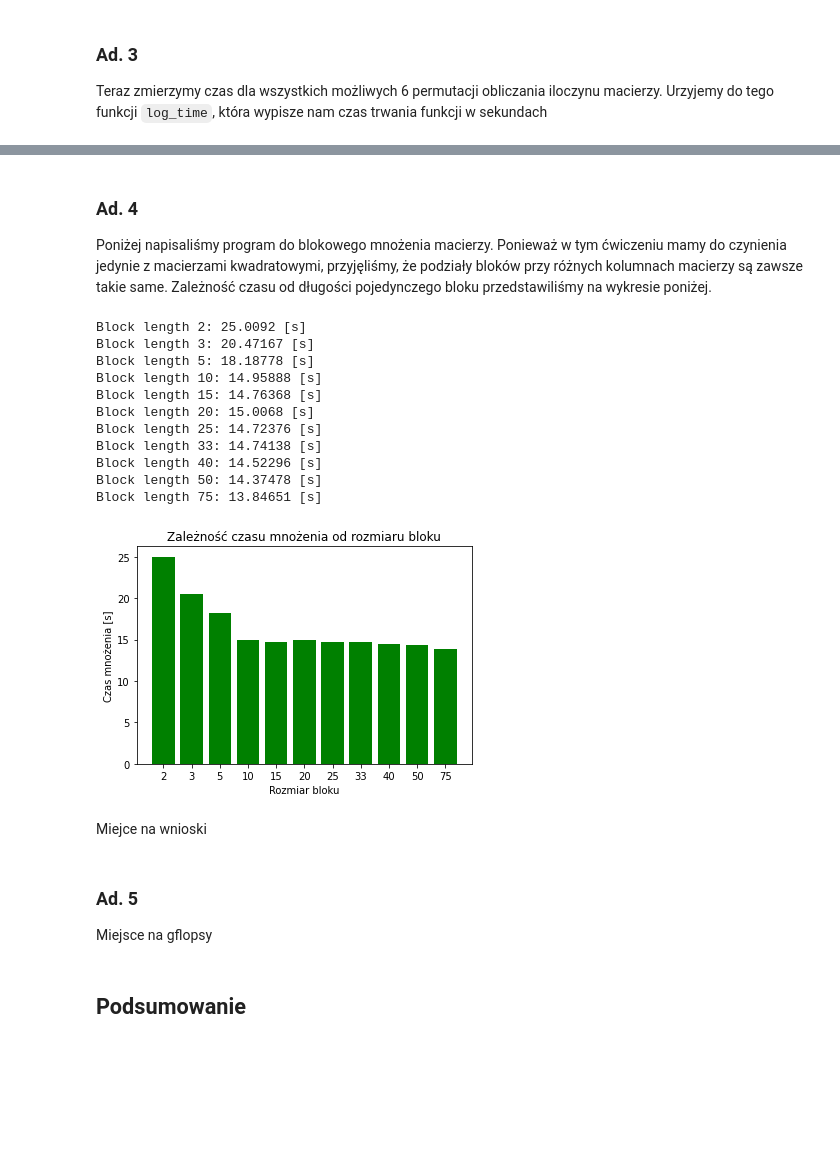
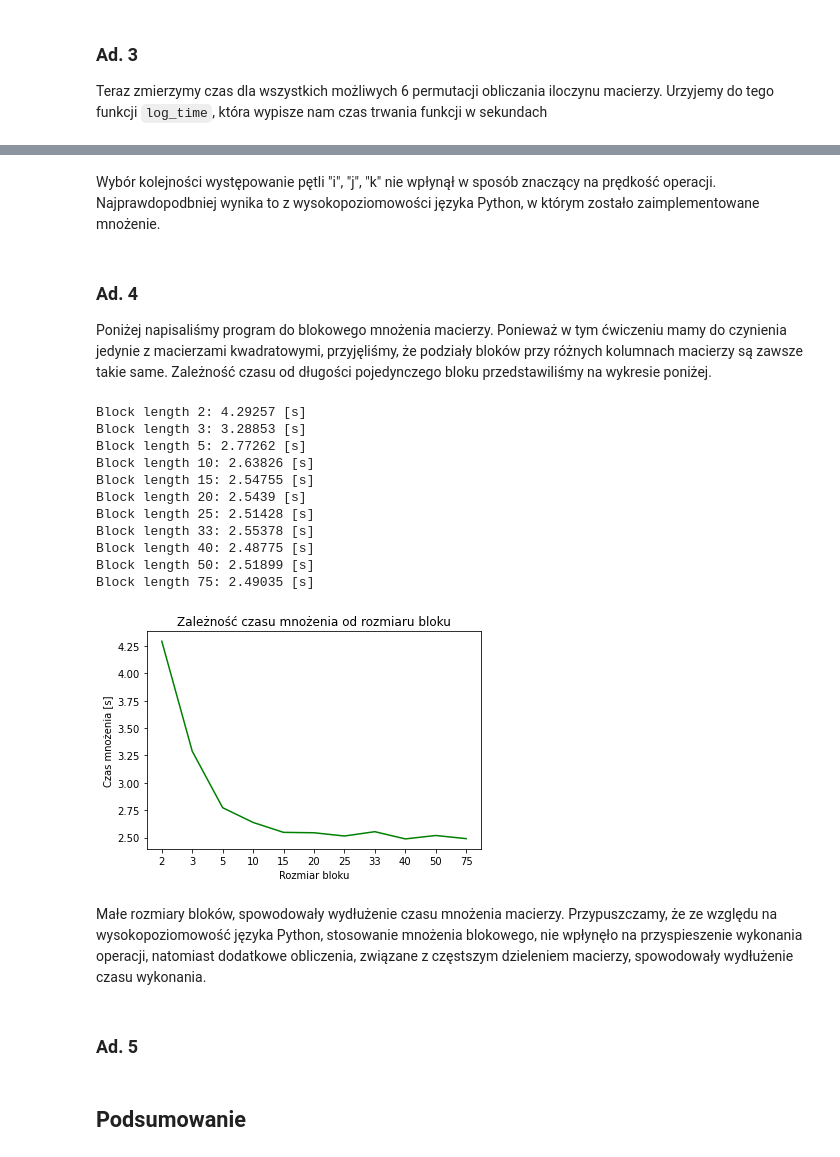
Before and after one commit to pkrucz00/alg_macierz, a Jupyter notebook: zadanie1/Zadanie1.ipynb, the cells around one changed output, grey strips where cells are left out. Cells and saved outputs as stored; diff of their text form; code cells hidden in the pictures; blank space fills up the shorter version.

```diff
--- a/zadanie1/Zadanie1.ipynb
+++ b/zadanie1/Zadanie1.ipynb
@@ -44,8 +44,8 @@ def scale_matrix(a, n):
 
     return new_matrix
 # %%
-A = scale_matrix(get_matrix_from_csv("rigas/riga100.csv"), 2)
-B = scale_matrix(get_matrix_from_csv("rigas/riga100.csv"), 2)
+A = scale_matrix(get_matrix_from_csv("rigas/riga100.csv"), 1)
+B = scale_matrix(get_matrix_from_csv("rigas/riga100.csv"), 1)
 # %% [markdown]
 ### Ad. 2
 Poniżej przedstawiamy niezerowe pola wejściowych oraz wyjściowe macierzy. Fiolet oznacza niezerową wartość, żółty oznacza zerową. Do mnożenia macierzy wykorzystano wbudowany w bibliotekę numpy znak mnożenia macierzy
@@ -156,3 +166,5 @@ Tutaj jest miejsce na wnioski
+# %% [markdown]
+Wybór kolejności występowanie pętli "i", "j", "k" nie wpłynął w sposób znaczący na prędkość operacji. Najprawdopodbniej wynika to z wysokopoziomowości języka Python, w którym zostało zaimplementowane mnożenie.
 # %% [markdown]
 ### Ad. 4
 Poniżej napisaliśmy program do blokowego mnożenia macierzy. Ponieważ w tym ćwiczeniu mamy do czynienia jedynie z macierzami kwadratowymi, przyjęliśmy, że podziały bloków przy różnych kolumnach macierzy są zawsze takie same. Zależność czasu od długości pojedynczego bloku przedstawiliśmy na wykresie poniżej.
@@ -176,38 +188,37 @@ times = [
     for nb in block_lengths
 ]
 # %% [output]
-Block length 2: 25.0092 [s]
-Block length 3: 20.47167 [s]
-Block length 5: 18.18778 [s]
-Block length 10: 14.95888 [s]
-Block length 15: 14.76368 [s]
-Block length 20: 15.0068 [s]
-Block length 25: 14.72376 [s]
-Block length 33: 14.74138 [s]
-Block length 40: 14.52296 [s]
-Block length 50: 14.37478 [s]
-Block length 75: 13.84651 [s]
+Block length 2: 4.29257 [s]
+Block length 3: 3.28853 [s]
+Block length 5: 2.77262 [s]
+Block length 10: 2.63826 [s]
+Block length 15: 2.54755 [s]
+Block length 20: 2.5439 [s]
+Block length 25: 2.51428 [s]
+Block length 33: 2.55378 [s]
+Block length 40: 2.48775 [s]
+Block length 50: 2.51899 [s]
+Block length 75: 2.49035 [s]
 # %%
 x_pos = [i for i, _ in enumerate(block_lengths)]
 
-plt.bar(x_pos, times, color='green')
+plt.plot(x_pos, times, color='green')
 
 plt.xlabel("Rozmiar bloku")
 plt.ylabel("Czas mnożenia [s]")
 plt.title("Zależność czasu mnożenia od rozmiaru bloku")
 plt.xticks(x_pos, block_lengths)
 
 plt.show()
 
 # plt.plot(block_lengths, times)
 # plt.show()
 # TODO zrobić ładny wykres
 # %% [output]
-[figure, old version]
+[figure, new version]
-# %% [markdown]
-Miejce na wnioski
+# %% [markdown]
+Małe rozmiary bloków, spowodowały wydłużenie czasu mnożenia macierzy. Przypuszczamy, że ze względu na wysokopoziomowość języka Python, stosowanie mnożenia blokowego, nie wpłynęło na przyspieszenie wykonania operacji, natomiast dodatkowe obliczenia, związane z częstszym dzieleniem macierzy, spowodowały wydłużenie czasu wykonania.
 # %% [markdown]
 ### Ad. 5
-Miejsce na gflopsy
 # %% [markdown]
 ## Podsumowanie
```
Also changed, not shown: parts of 4 cells of this notebook.
